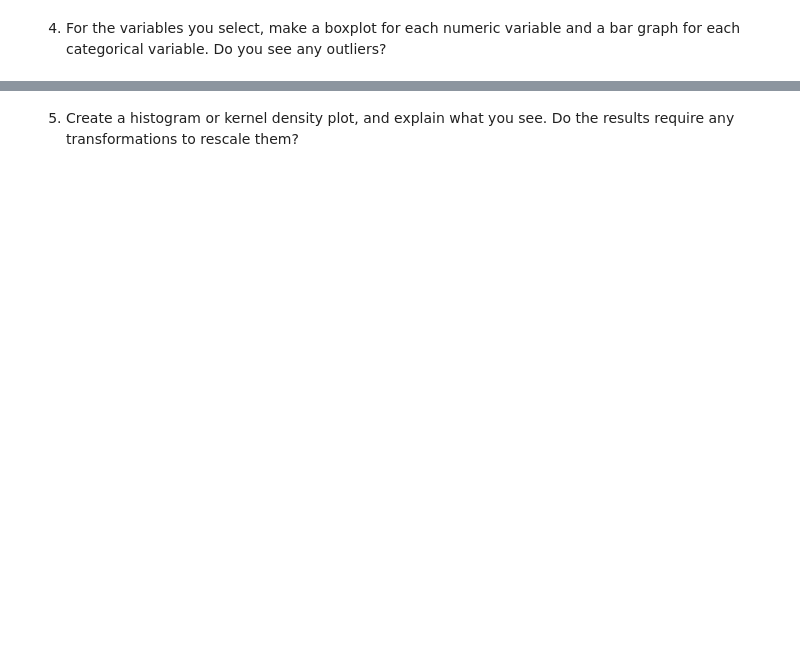
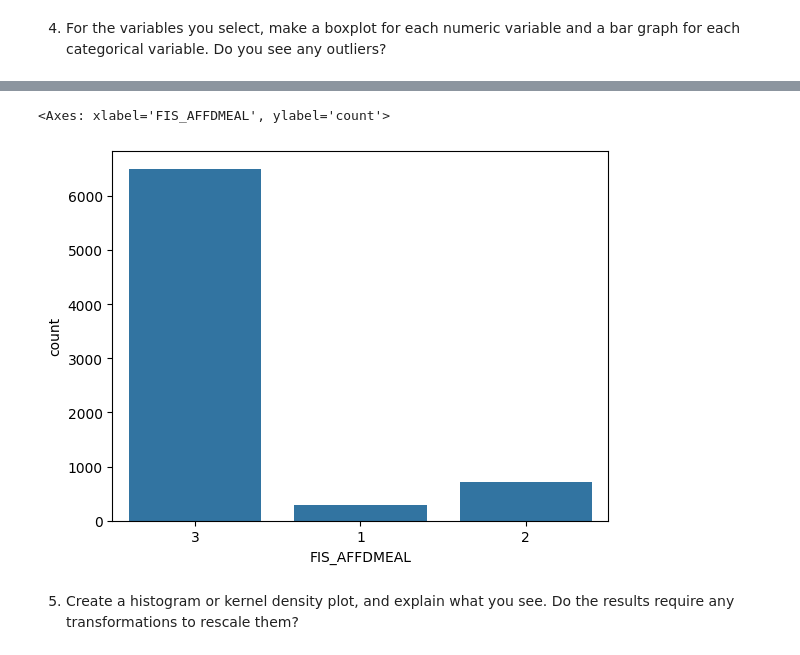
Before and after one commit to awhitehouse1/visualization, a Jupyter notebook: assignment/assignment.ipynb, the cells around one changed output, grey strips where cells are left out. Cells and saved outputs as stored; diff of their text form; code cells hidden in the pictures; blank space fills up the shorter version.

```diff
--- a/assignment/assignment.ipynb
+++ b/assignment/assignment.ipynb
@@ -264,2 +296,7 @@ df
+# %%
+sns.countplot(x=vars_df['FIS_AFFDMEAL'])
+# %% [output]
+<Axes: xlabel='FIS_AFFDMEAL', ylabel='count'>
+[figure, added]
 # %% [markdown]
 5. Create a histogram or kernel density plot, and explain what you see. Do the results require any transformations to rescale them?
```
Also changed, not shown: parts of 9 cells of this notebook.
